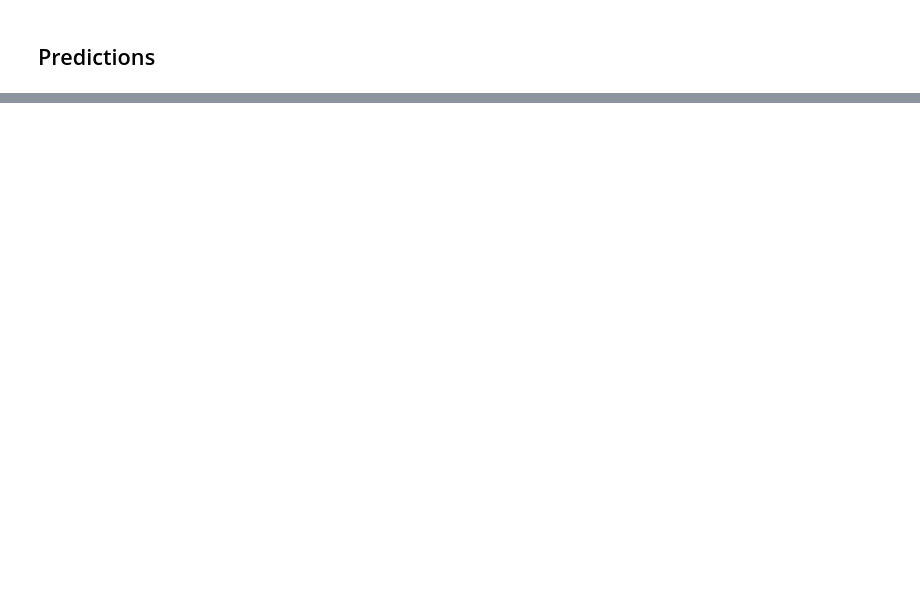
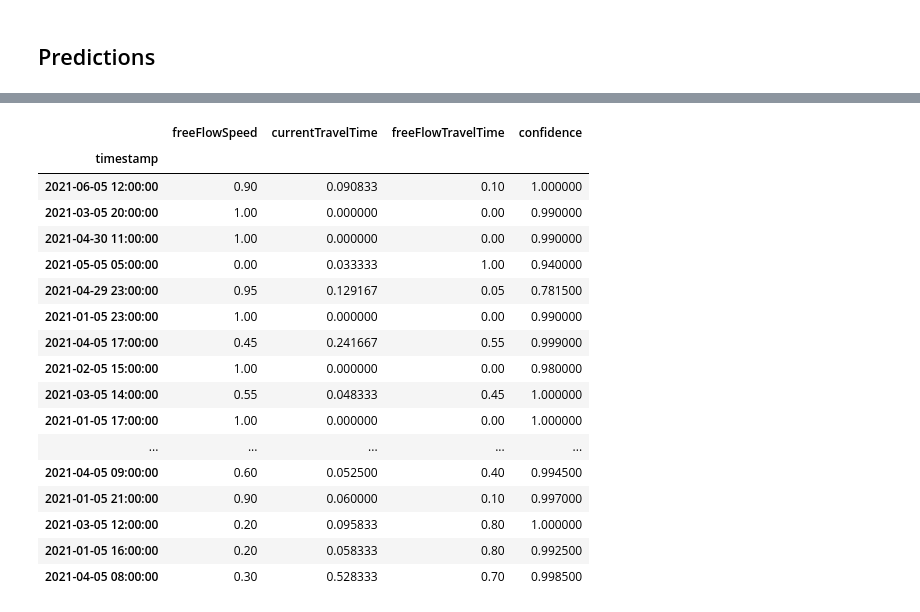
Before and after one commit to ConstancaElias/traffic-flow-sensoring, a Jupyter notebook: Model/TP-Model.ipynb, the cells around one changed output, grey strips where cells are left out. Cells and saved outputs as stored; diff of their text form; code cells hidden in the pictures; blank space fills up the shorter version.

```diff
--- a/Model/TP-Model.ipynb
+++ b/Model/TP-Model.ipynb
@@ -195,0 +196,21 @@ plt.show()
+# %%
+train_x[-24:]
+# %% [output]
+|  | freeFlowSpeed | currentTravelTime | freeFlowTravelTime | confidence |
+| timestamp |  |  |  |  |
+| 2021-06-05 12:00:00 | 0.90 | 0.090833 | 0.10 | 1.000000 |
+| 2021-03-05 20:00:00 | 1.00 | 0.000000 | 0.00 | 0.990000 |
+| 2021-04-30 11:00:00 | 1.00 | 0.000000 | 0.00 | 0.990000 |
+| 2021-05-05 05:00:00 | 0.00 | 0.033333 | 1.00 | 0.940000 |
+| 2021-04-29 23:00:00 | 0.95 | 0.129167 | 0.05 | 0.781500 |
+| 2021-01-05 23:00:00 | 1.00 | 0.000000 | 0.00 | 0.990000 |
+| 2021-04-05 17:00:00 | 0.45 | 0.241667 | 0.55 | 0.999000 |
+| 2021-02-05 15:00:00 | 1.00 | 0.000000 | 0.00 | 0.980000 |
+| 2021-03-05 14:00:00 | 0.55 | 0.048333 | 0.45 | 1.000000 |
+| 2021-01-05 17:00:00 | 1.00 | 0.000000 | 0.00 | 1.000000 |
+| ... | ... | ... | ... | ... |
+| 2021-04-05 09:00:00 | 0.60 | 0.052500 | 0.40 | 0.994500 |
+| 2021-01-05 21:00:00 | 0.90 | 0.060000 | 0.10 | 0.997000 |
+| 2021-03-05 12:00:00 | 0.20 | 0.095833 | 0.80 | 1.000000 |
+| 2021-01-05 16:00:00 | 0.20 | 0.058333 | 0.80 | 0.992500 |
+| 2021-04-05 08:00:00 | 0.30 | 0.528333 | 0.70 | 0.998500 |
```
Also changed, not shown: parts of 3 cells of this notebook.
